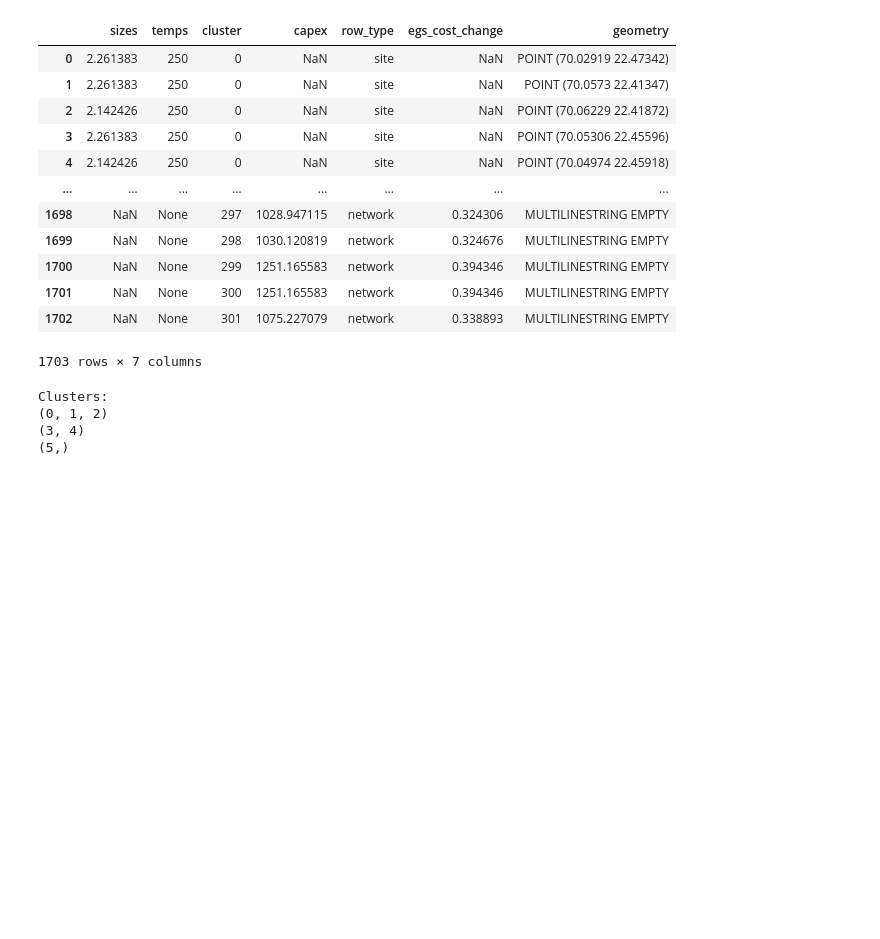
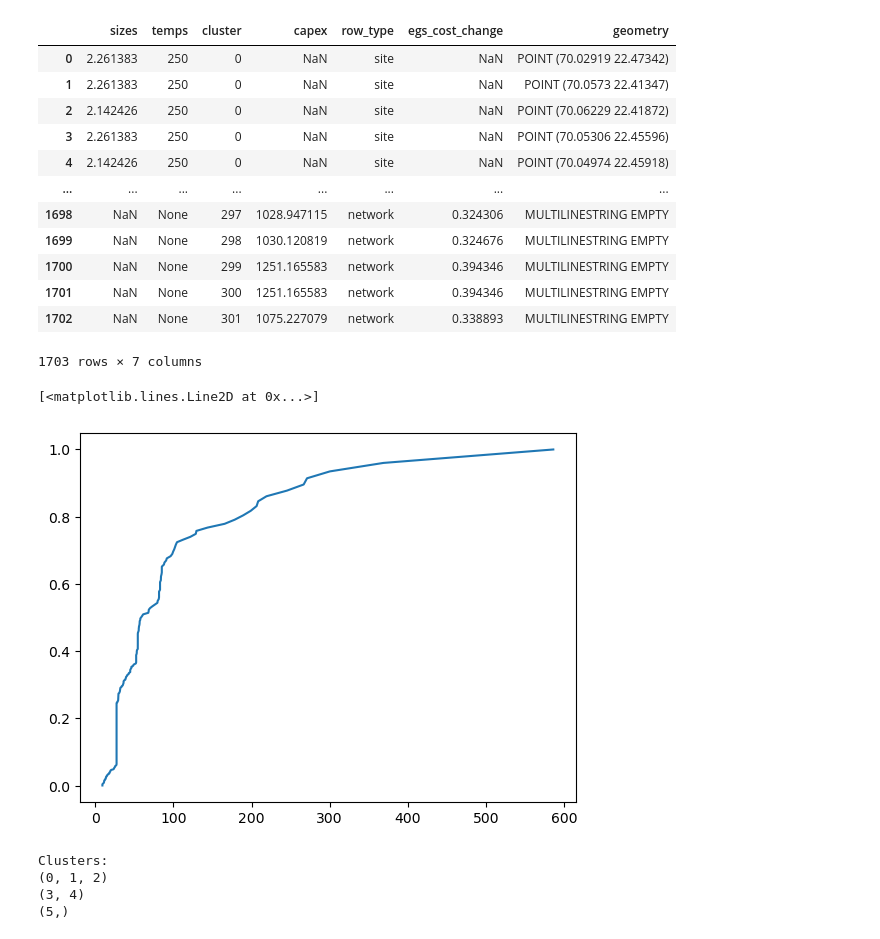
Before and after one commit to LukasFrankenQ/pypsa-earth-sec, a Jupyter notebook: notebooks/cluster_sites.ipynb, the cells around one changed output. Saved outputs shown, nothing was run; the diff lists cells and outputs as text; code cells hidden in the pictures; blank space fills up the shorter version.

```diff
--- a/notebooks/cluster_sites.ipynb
+++ b/notebooks/cluster_sites.ipynb
@@ -942,6 +968,15 @@ a
 | 1701 | NaN | None | 300 | 1251.165583 | network | 0.394346 | MULTILINESTRING EMPTY |
 | 1702 | NaN | None | 301 | 1075.227079 | network | 0.338893 | MULTILINESTRING EMPTY |
 1703 rows × 7 columns
+# %%
+a = a.loc[a['row_type'] == 'site']
+sizes = a.groupby('cluster')['sizes'].sum().sort_values()
+cumulative = sizes.cumsum() / sizes.sum()
+
+plt.plot(sizes, cumulative)
+# %% [output]
+[<matplotlib.lines.Line2D at 0x...>]
+[figure, added]
 # %%
 
 # Example usage:
```
Also changed, not shown: parts of 5 cells of this notebook, 1 other file.
